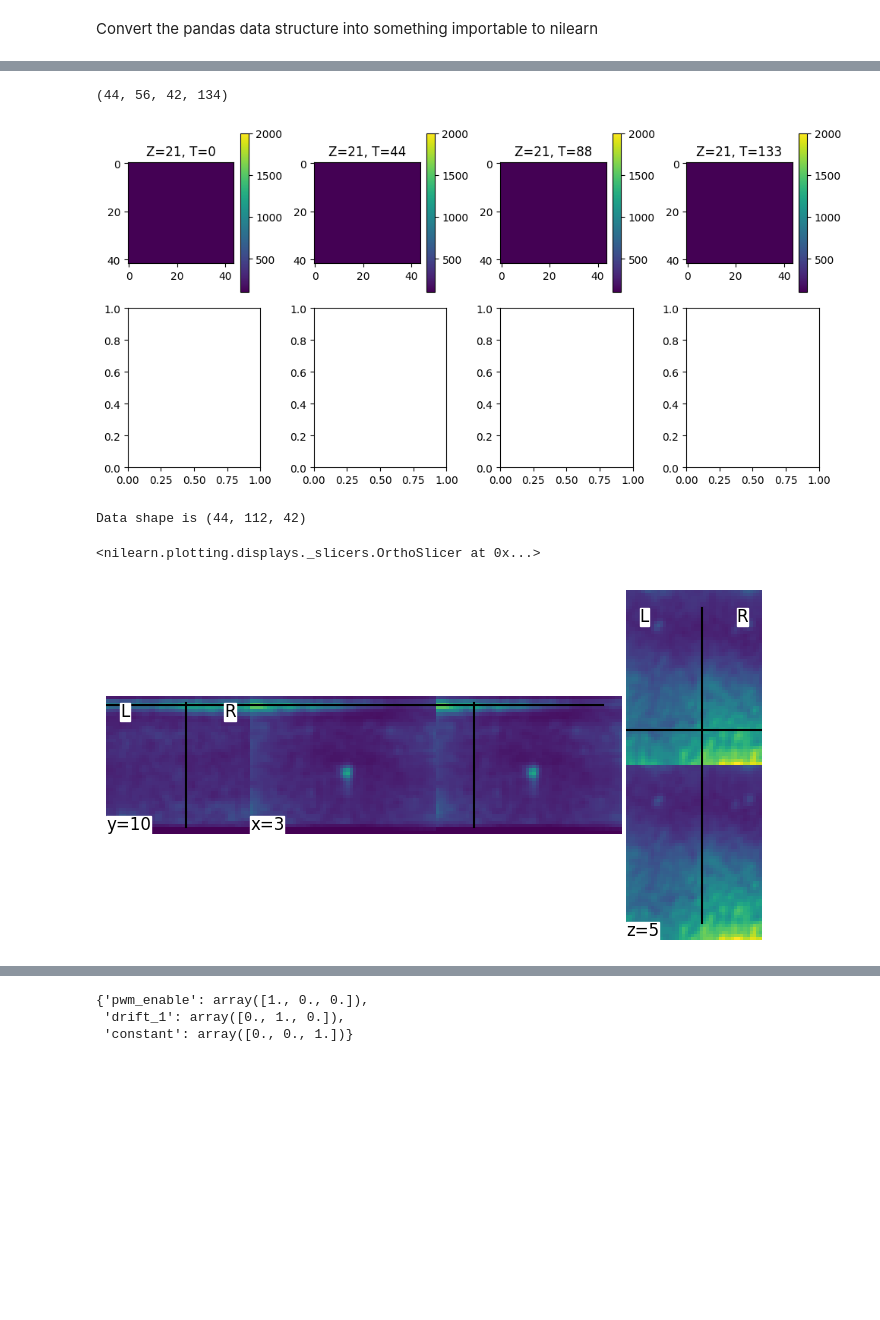
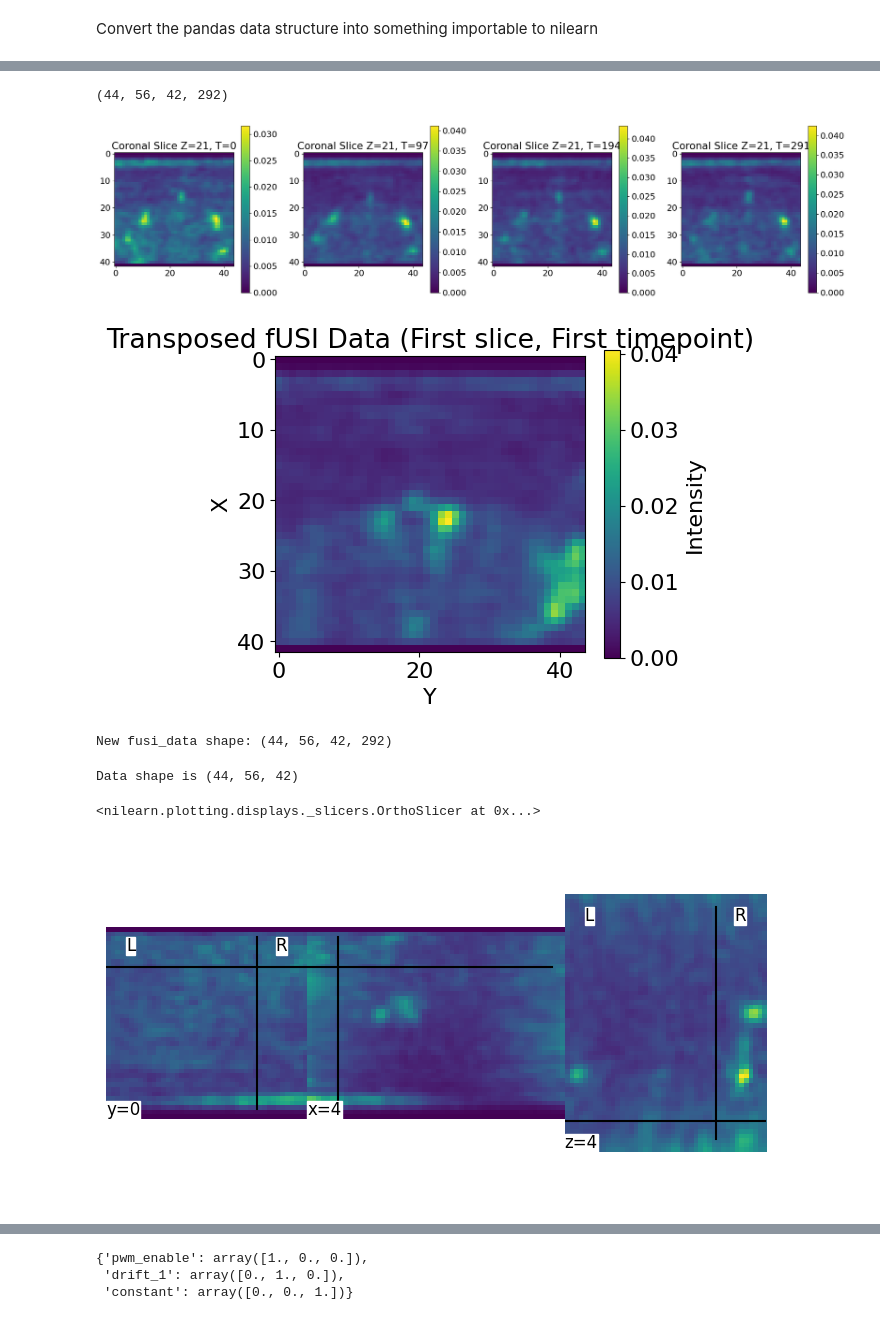
Before and after one commit to ClaireNastaskin/processing_fusi, a Jupyter notebook: Experiments/process_caltech_eventstream.ipynb, the cells around one changed output, grey strips where cells are left out. Drawn from its saved outputs; the diff is of its cells as text; code cells hidden in the pictures; blank space fills up the shorter version.

```diff
--- a/Experiments/process_caltech_eventstream.ipynb
+++ b/Experiments/process_caltech_eventstream.ipynb
@@ -37,9 +37,8 @@ The autoreload extension is already loaded. To reload it, use:
   %reload_ext autoreload
 # %%
 # define arguements to specify the data to be processed
-base_path=Path('/home/claire/Cassini/fUS_data/fUSI_Rat_acquisition/2024-09-10/Rat_3/Functional_recording/run-02/')
-sequence = 'seq-RF_reducedTX_ReducedRX_6500000Hz_3a_3c_200loops_-1Gain_3AFE_0rp/'
-
+base_path=Path('/home/claire/Cassini/fUS_data/fUSI_Rat_acquisition/2024-09-10/Rat_3/Functional_recording/run-06/')
+sequence = 'seq-RF_reducedTX_ReducedRX_6500000Hz_1a_3c_200loops_-1Gain_3AFE_3rp'
 
 
 event_time_offset = -5 # Offset in seconds to apply to stimulus onsets. This can be used to correct for differences between when the instruction is given and when the stimulus is presented.
@@ -191,28 +191,42 @@ fig.show()
 # %%
 print(fusi_data.shape)
 # %% [output]
-(44, 56, 42, 134)
+(44, 56, 42, 292)
 # %%
 # Plot the data, make sure nothing crazy is happening, in particular, as I am mocking a 3D scan to play nice with nilearn, we need to make sure the data is in the right shape and the info across the second dimension is simply a copy
 import matplotlib.pyplot as plt
-# visualize to ensure we are getting what we think we should be getting!
+import numpy as np
 
-fig, axs = plt.subplots(nrows=2, ncols=4, figsize=(10, 5))  # 2 rows for Z dimension, 4 columns for T dimension
+# Visualize to ensure we are getting what we think we should be getting!
+fig, axs = plt.subplots(nrows=1, ncols=4, figsize=(20, 5))  # 1 row, 4 columns for T dimension
 z_dim = int(fusi_data.shape[2]/2)  # Set z_dim to half of the Z dimension
 for t_index, t_dim in enumerate(np.linspace(0, fusi_data.shape[3] - 1, 4, dtype=int)):  # Sample 4 equally spaced indices along the T dimension
-    row = t_index // 4  # Determine the row index
-    col = t_index % 4   # Determine the column index
-    ax = axs[row, col]  # Select the subplot for the current row and column
-    # img_plot = ax.imshow(np.flip(fusi_data[:, z_dim, :, t_dim].transpose(), axis=0), aspect='equal', vmin=0, vmax=255)
-    img_plot = ax.imshow(np.flip(fusi_data[:, z_dim, :, t_dim].transpose(), axis=0), aspect='equal', vmin=100, vmax=2000)
+    ax = axs[t_index]  # Select the subplot for the current column
+    img_plot = ax.imshow(np.flip(fusi_data[:,z_dim,:,t_dim].transpose(), axis=1))
 
-    ax.set_title(f'Z={z_dim}, T={t_dim}')
+    ax.set_title(f'Coronal Slice Z={z_dim}, T={t_dim}')
     plt.colorbar(img_plot, ax=ax)
 
 plt.tight_layout()
 plt.show()
+
+# After validating that the plot is correct, transform fusi_data
+fusi_data_transposed = np.transpose(fusi_data, (2, 1, 0, 3))
+# Visualize the transposed fUSI data
+plt.figure(figsize=(5, 4))
+plt.imshow(fusi_data_transposed[:, 28, :, 1], cmap='viridis')
+plt.colorbar(label='Intensity')
+plt.title('Transposed fUSI Data (First slice, First timepoint)')
+plt.xlabel('Y')
+plt.ylabel('X')
+plt.show()
+
+# Optionally, you can add a print statement to confirm the new shape
+print(f"New fusi_data shape: {fusi_data.shape}")
 # %% [output]
-[figure, old version]
+[figure, new version]
+[figure, added]
+New fusi_data shape: (44, 56, 42, 292)
 # %%
 # quick sanity check that conversion to nifti / save/load are working.
 from nilearn import image
@@ -226,9 +240,9 @@ tmp=image.load_img(dm.fUSI_data_path/"fUSi_data.nii.gz")
 print(f'Data shape is {tmp.shape}')
 plotting.plot_img(tmp)
 # %% [output]
-Data shape is (44, 112, 42)
+Data shape is (44, 56, 42)
 <nilearn.plotting.displays._slicers.OrthoSlicer at 0x...>
-[figure, old version]
+[figure, new version]
 # %%
 from nilearn.signal import butterworth
 
```
Also changed, not shown: parts of 12 cells of this notebook.
